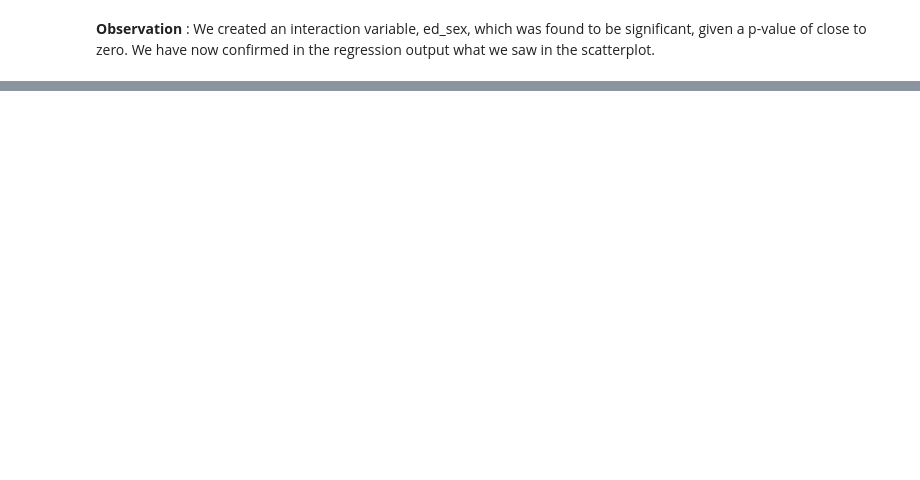
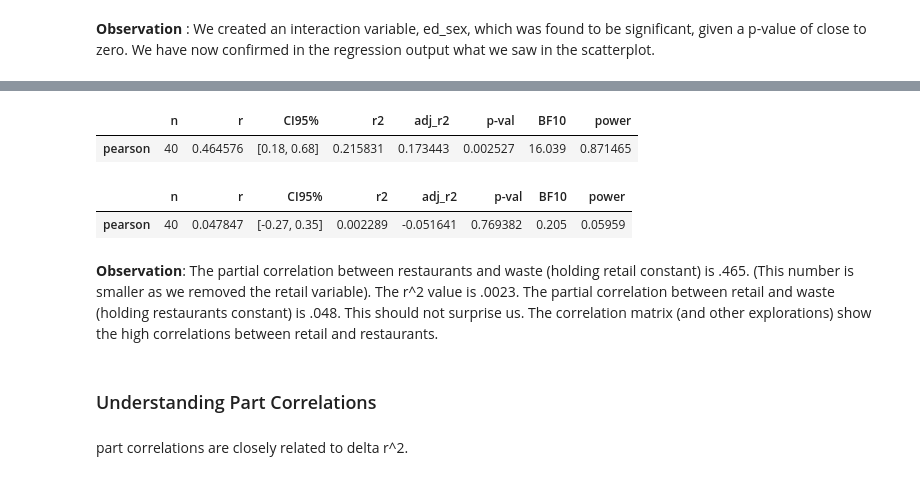
Before and after one commit to green-fruit-2/MachineLearningFoundations, a Jupyter notebook: LinearRegression/LinearRegression.ipynb, the cells around one changed output, grey strips where cells are left out. Saved outputs shown, nothing was run; the diff lists cells and outputs as text; code cells hidden in the pictures; blank space fills up the shorter version.

Commit message:
conducted simultaneous (multiple) regression | includes partial correlations and part correlations

```diff
--- a/LinearRegression/LinearRegression.ipynb
+++ b/LinearRegression/LinearRegression.ipynb
@@ -729,0 +745,16 @@ __Observation__ : We created an interaction variable, ed_sex, which was found to
+# %%
+pg.partial_corr(waste, x='restrnts',y='waste_tons',covar='retail')
+# %% [output]
+|  | n | r | CI95% | r2 | adj_r2 | p-val | BF10 | power |
+| pearson | 40 | 0.464576 | [0.18, 0.68] | 0.215831 | 0.173443 | 0.002527 | 16.039 | 0.871465 |
+# %%
+pg.partial_corr(waste, x='retail',y='waste_tons',covar='restrnts')
+# %% [output]
+|  | n | r | CI95% | r2 | adj_r2 | p-val | BF10 | power |
+| pearson | 40 | 0.047847 | [-0.27, 0.35] | 0.002289 | -0.051641 | 0.769382 | 0.205 | 0.05959 |
+# %% [markdown]
+__Observation__: The partial correlation between restaurants and waste (holding retail constant) is .465. (This number is smaller as we removed the retail variable). The r^2 value is .0023. The partial correlation between retail and waste (holding restaurants constant) is .048. This should not surprise us. The correlation matrix (and other explorations) show the high correlations between retail and restaurants.
+# %% [markdown]
+### Understanding Part Correlations
+# %% [markdown]
+part correlations are closely related to delta r^2.
```
Also changed, not shown: parts of 44 cells of this notebook.
